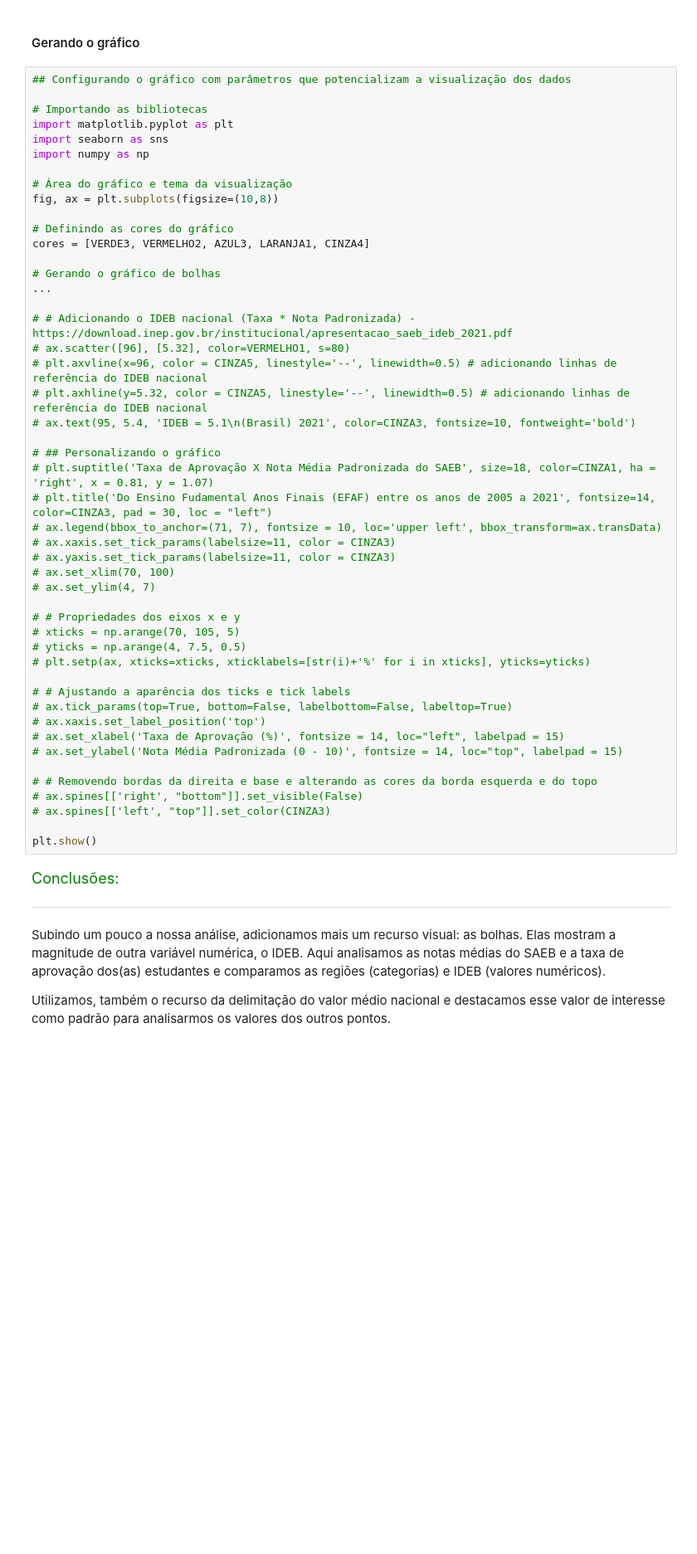
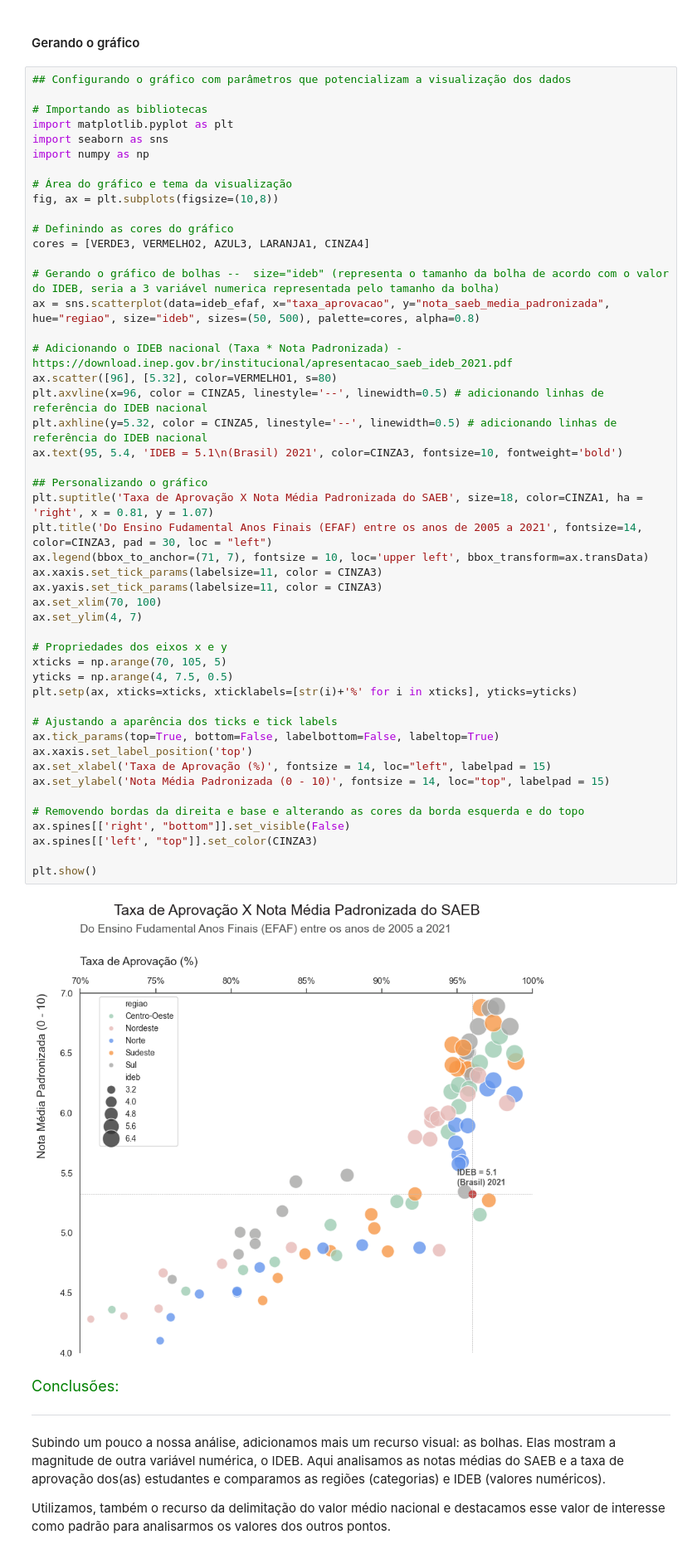
Before and after one commit to MoisesCoimbraQN/Carreira-Alura-Data-Science, a Jupyter notebook: Data_Visualization_Graficos_de_Composicao_e_Relacionamentos.ipynb, the cells around one changed output. Shown at 83% size. Cells and saved outputs as stored; diff of their text form; blank space fills up the shorter version.

```diff
--- a/Data_Visualization_Graficos_de_Composicao_e_Relacionamentos.ipynb
+++ b/Data_Visualization_Graficos_de_Composicao_e_Relacionamentos.ipynb
@@ -1318,51 +1335,53 @@ ideb_efaf.head()
 # %%
 ## Configurando o gráfico com parâmetros que potencializam a visualização dos dados
 
 # Importando as bibliotecas
 import matplotlib.pyplot as plt
 import seaborn as sns
 import numpy as np
 
 # Área do gráfico e tema da visualização
 fig, ax = plt.subplots(figsize=(10,8))
 
 # Definindo as cores do gráfico
 cores = [VERDE3, VERMELHO2, AZUL3, LARANJA1, CINZA4]
 
-# Gerando o gráfico de bolhas
-...
+# Gerando o gráfico de bolhas --  size="ideb" (representa o tamanho da bolha de acordo com o valor do IDEB, seria a 3 variável numerica representada pelo tamanho da bolha)
+ax = sns.scatterplot(data=ideb_efaf, x="taxa_aprovacao", y="nota_saeb_media_padronizada", hue="regiao", size="ideb", sizes=(50, 500), palette=cores, alpha=0.8)
 
-# # Adicionando o IDEB nacional (Taxa * Nota Padronizada) - https://download.inep.gov.br/institucional/apresentacao_saeb_ideb_2021.pdf
-# ax.scatter([96], [5.32], color=VERMELHO1, s=80)
-# plt.axvline(x=96, color = CINZA5, linestyle='--', linewidth=0.5) # adicionando linhas de referência do IDEB nacional
-# plt.axhline(y=5.32, color = CINZA5, linestyle='--', linewidth=0.5) # adicionando linhas de referência do IDEB nacional
-# ax.text(95, 5.4, 'IDEB = 5.1\n(Brasil) 2021', color=CINZA3, fontsize=10, fontweight='bold')
+# Adicionando o IDEB nacional (Taxa * Nota Padronizada) - https://download.inep.gov.br/institucional/apresentacao_saeb_ideb_2021.pdf
+ax.scatter([96], [5.32], color=VERMELHO1, s=80)
+plt.axvline(x=96, color = CINZA5, linestyle='--', linewidth=0.5) # adicionando linhas de referência do IDEB nacional
+plt.axhline(y=5.32, color = CINZA5, linestyle='--', linewidth=0.5) # adicionando linhas de referência do IDEB nacional
+ax.text(95, 5.4, 'IDEB = 5.1\n(Brasil) 2021', color=CINZA3, fontsize=10, fontweight='bold')
 
-# ## Personalizando o gráfico
-# plt.suptitle('Taxa de Aprovação X Nota Média Padronizada do SAEB', size=18, color=CINZA1, ha = 'right', x = 0.81, y = 1.07)
-# plt.title('Do Ensino Fudamental Anos Finais (EFAF) entre os anos de 2005 a 2021', fontsize=14, color=CINZA3, pad = 30, loc = "left")
-# ax.legend(bbox_to_anchor=(71, 7), fontsize = 10, loc='upper left', bbox_transform=ax.transData)
-# ax.xaxis.set_tick_params(labelsize=11, color = CINZA3)
-# ax.yaxis.set_tick_params(labelsize=11, color = CINZA3)
-# ax.set_xlim(70, 100)
-# ax.set_ylim(4, 7)
+## Personalizando o gráfico
+plt.suptitle('Taxa de Aprovação X Nota Média Padronizada do SAEB', size=18, color=CINZA1, ha = 'right', x = 0.81, y = 1.07)
+plt.title('Do Ensino Fudamental Anos Finais (EFAF) entre os anos de 2005 a 2021', fontsize=14, color=CINZA3, pad = 30, loc = "left")
+ax.legend(bbox_to_anchor=(71, 7), fontsize = 10, loc='upper left', bbox_transform=ax.transData)
+ax.xaxis.set_tick_params(labelsize=11, color = CINZA3)
+ax.yaxis.set_tick_params(labelsize=11, color = CINZA3)
+ax.set_xlim(70, 100)
+ax.set_ylim(4, 7)
 
-# # Propriedades dos eixos x e y
-# xticks = np.arange(70, 105, 5)
-# yticks = np.arange(4, 7.5, 0.5)
-# plt.setp(ax, xticks=xticks, xticklabels=[str(i)+'%' for i in xticks], yticks=yticks)
+# Propriedades dos eixos x e y
+xticks = np.arange(70, 105, 5)
+yticks = np.arange(4, 7.5, 0.5)
+plt.setp(ax, xticks=xticks, xticklabels=[str(i)+'%' for i in xticks], yticks=yticks)
 
-# # Ajustando a aparência dos ticks e tick labels
-# ax.tick_params(top=True, bottom=False, labelbottom=False, labeltop=True)
-# ax.xaxis.set_label_position('top')
-# ax.set_xlabel('Taxa de Aprovação (%)', fontsize = 14, loc="left", labelpad = 15)
-# ax.set_ylabel('Nota Média Padronizada (0 - 10)', fontsize = 14, loc="top", labelpad = 15)
+# Ajustando a aparência dos ticks e tick labels
+ax.tick_params(top=True, bottom=False, labelbottom=False, labeltop=True)
+ax.xaxis.set_label_position('top')
+ax.set_xlabel('Taxa de Aprovação (%)', fontsize = 14, loc="left", labelpad = 15)
+ax.set_ylabel('Nota Média Padronizada (0 - 10)', fontsize = 14, loc="top", labelpad = 15)
 
-# # Removendo bordas da direita e base e alterando as cores da borda esquerda e do topo
-# ax.spines[['right', "bottom"]].set_visible(False)
-# ax.spines[['left', "top"]].set_color(CINZA3)
+# Removendo bordas da direita e base e alterando as cores da borda esquerda e do topo
+ax.spines[['right', "bottom"]].set_visible(False)
+ax.spines[['left', "top"]].set_color(CINZA3)
 
 plt.show()
+# %% [output]
+[figure, added]
 # %% [markdown]
 <font color=green size=4> Conclusões: </font>
 
```
Also changed, not shown: parts of 6 cells of this notebook.
